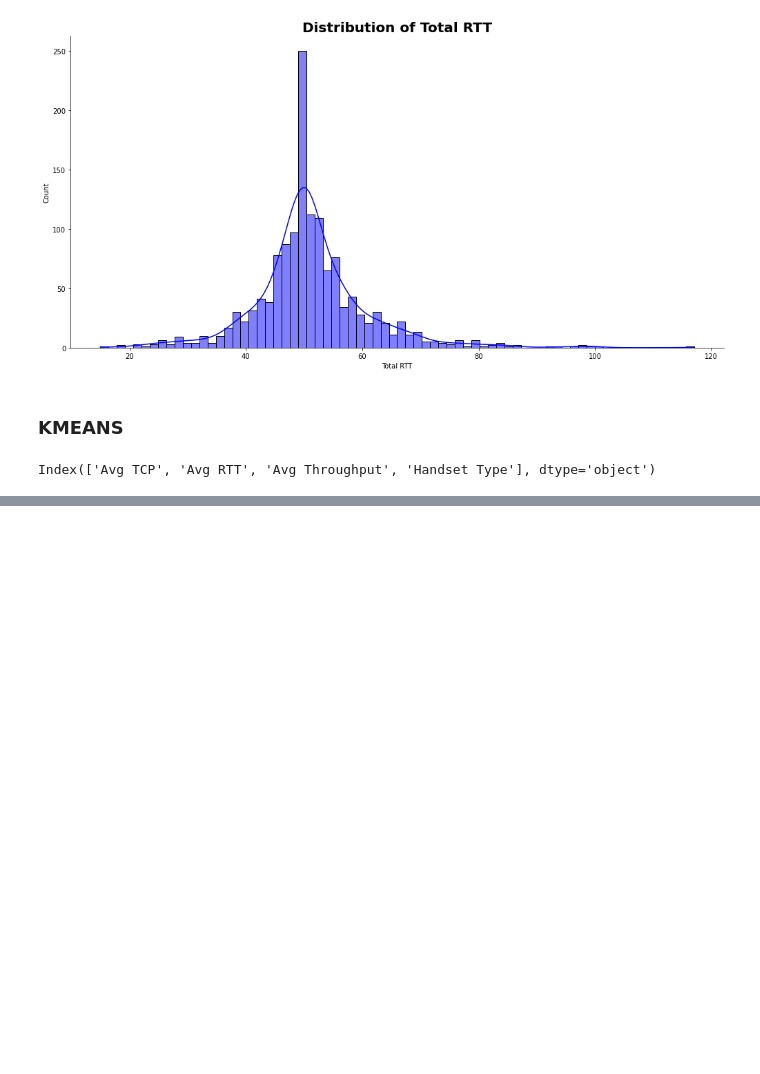
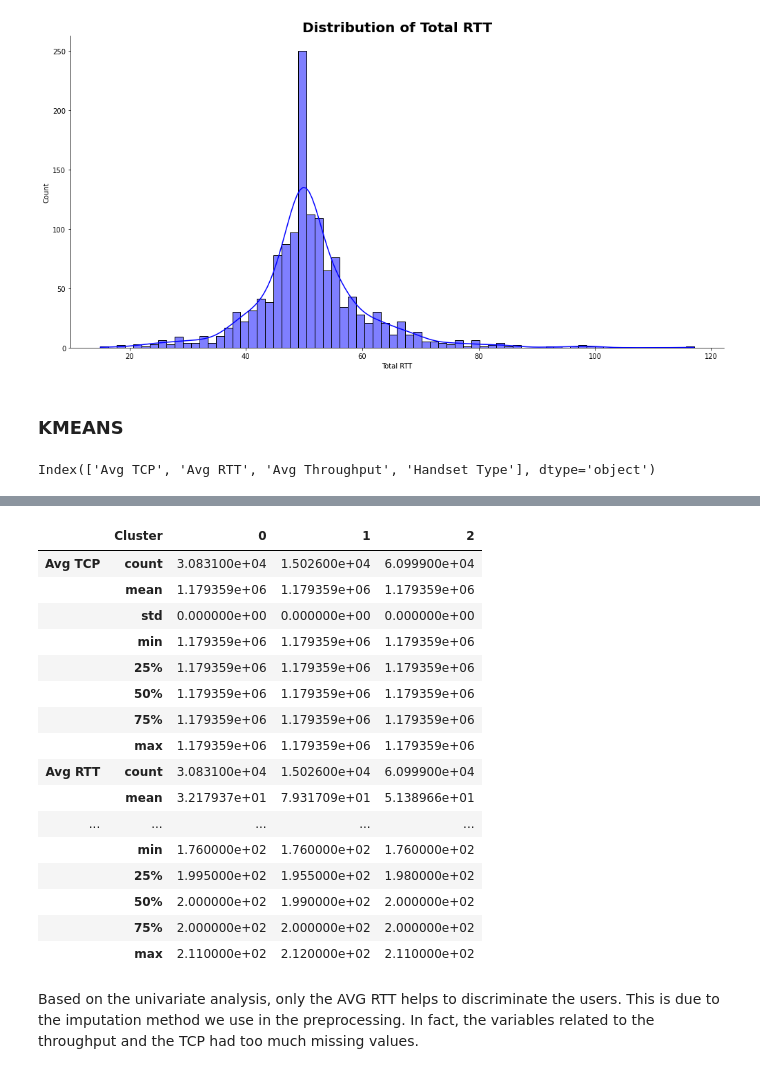
Before and after one commit to sidoine-dako/User-Analytics-Telecom-Industry, a Jupyter notebook: notebook/Task 3 - Experience Analytics.ipynb, the cells around one changed output, grey strips where cells are left out. Drawn from its saved outputs; the diff is of its cells as text; code cells hidden in the pictures; blank space fills up the shorter version.

```diff
--- a/notebook/Task 3 - Experience Analytics.ipynb
+++ b/notebook/Task 3 - Experience Analytics.ipynb
@@ -371,0 +358,22 @@ plot_scatter(dfKmFV,'Avg TCP','Avg RTT')
+# %%
+dfKmFV.groupby('Cluster').describe().T
+# %% [output]
+|  | Cluster | 0 | 1 | 2 |
+| Avg TCP | count | 3.083100e+04 | 1.502600e+04 | 6.099900e+04 |
+|  | mean | 1.179359e+06 | 1.179359e+06 | 1.179359e+06 |
+|  | std | 0.000000e+00 | 0.000000e+00 | 0.000000e+00 |
+|  | min | 1.179359e+06 | 1.179359e+06 | 1.179359e+06 |
+|  | 25% | 1.179359e+06 | 1.179359e+06 | 1.179359e+06 |
+|  | 50% | 1.179359e+06 | 1.179359e+06 | 1.179359e+06 |
+|  | 75% | 1.179359e+06 | 1.179359e+06 | 1.179359e+06 |
+|  | max | 1.179359e+06 | 1.179359e+06 | 1.179359e+06 |
+| Avg RTT | count | 3.083100e+04 | 1.502600e+04 | 6.099900e+04 |
+|  | mean | 3.217937e+01 | 7.931709e+01 | 5.138966e+01 |
+| ... | ... | ... | ... | ... |
+|  | min | 1.760000e+02 | 1.760000e+02 | 1.760000e+02 |
+|  | 25% | 1.995000e+02 | 1.955000e+02 | 1.980000e+02 |
+|  | 50% | 2.000000e+02 | 1.990000e+02 | 2.000000e+02 |
+|  | 75% | 2.000000e+02 | 2.000000e+02 | 2.000000e+02 |
+|  | max | 2.110000e+02 | 2.120000e+02 | 2.110000e+02 |
+# %% [markdown]
+Based on the univariate analysis, only the AVG RTT helps to discriminate the users. This is due to the imputation method we use in the preprocessing. In fact, the variables related to the throughput and the TCP had too much missing values.
```
Also changed, not shown: parts of 15 cells of this notebook.
